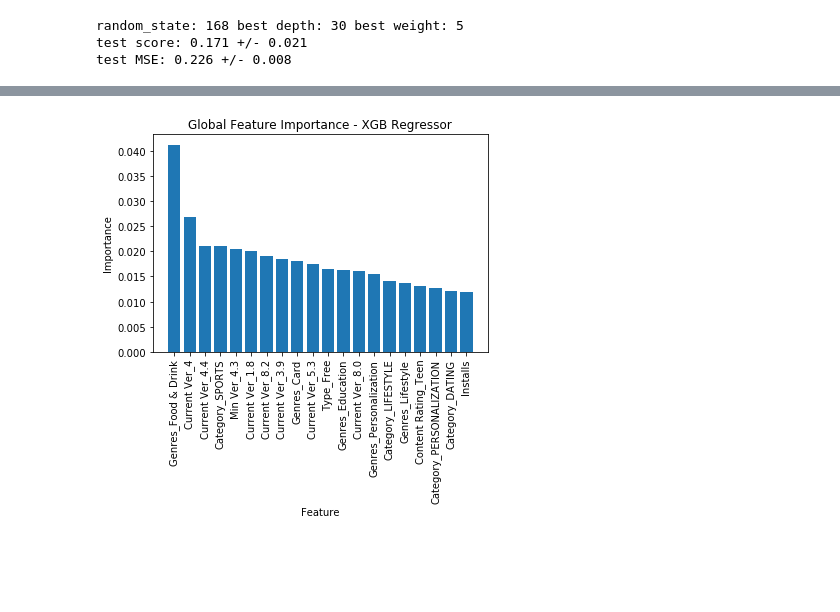
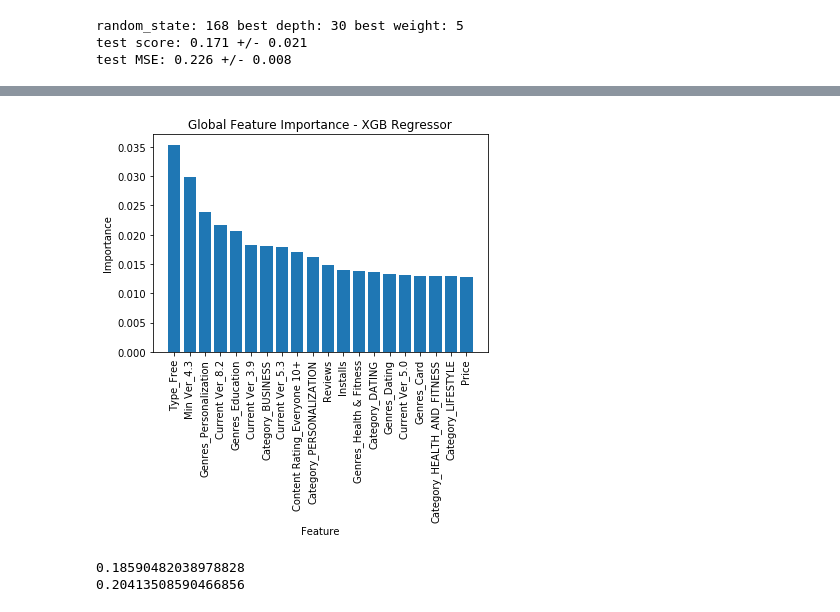
Before and after one commit to jiamin-tang/Data-1030-Project, a Jupyter notebook: src/project code.ipynb, the cells around one changed output, grey strips where cells are left out. Saved outputs shown, nothing was run; the diff lists cells and outputs as text; code cells hidden in the pictures; blank space fills up the shorter version.

```diff
--- a/src/project code.ipynb
+++ b/src/project code.ipynb
@@ -521,13 +579,13 @@ X_train_df,X_c_df,X_t_df = split_preprocess(X_train,X_CV,X_test,random_state)
 gbm = xgb.XGBRegressor(n_estimators=20000,
                        max_depth=3,
                        objective="reg:linear",
-                       learning_rate=0.1,
+                       learning_rate=0.05,
                        subsample=1,
-                       min_child_weight=1,
+                       min_child_weight=3,
                        colsample_bytree=0.8)
 
 rgs = gbm.fit(X_train_df, y_train, eval_set=[(X_train_df,y_train),(X_c_df,y_CV)],early_stopping_rounds=50,verbose=False)
-y_test_pred = gbm.predict(X_t_df, ntree_limit=gbm.best_ntree_limit)
+test_score=gbm.score(X_t_df, y_test)
 
 features_df = pd.DataFrame()
 features_df['Features'] = X_train_df.columns
@@ -545 +603,8 @@ plt.show()
-[figure, old version]
+[figure, new version]
+# %%
+print(test_score)
+test_MSE=mean_squared_error(y_test,gbm.predict(X_t_df, ntree_limit=gbm.best_ntree_limit))
+print(test_MSE)
+# %% [output]
+0.18590482038978828
+0.20413508590466856
```
Also changed, not shown: parts of 5 cells of this notebook, 3 other files.
